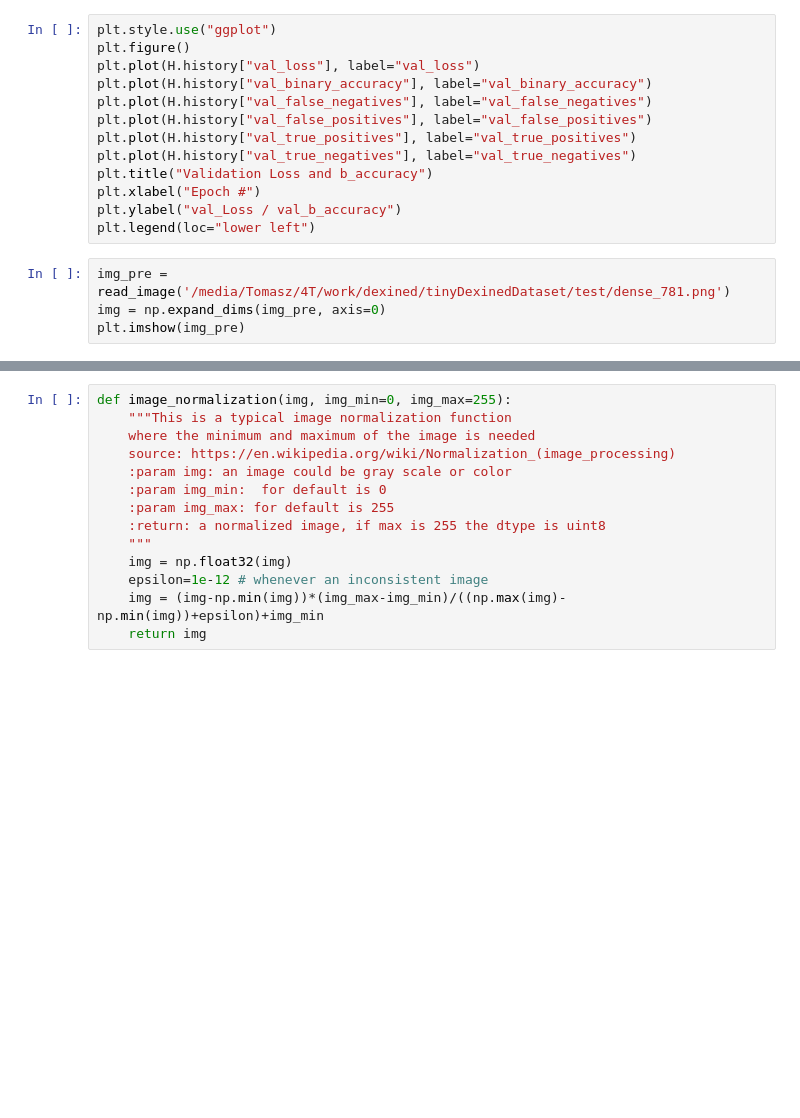
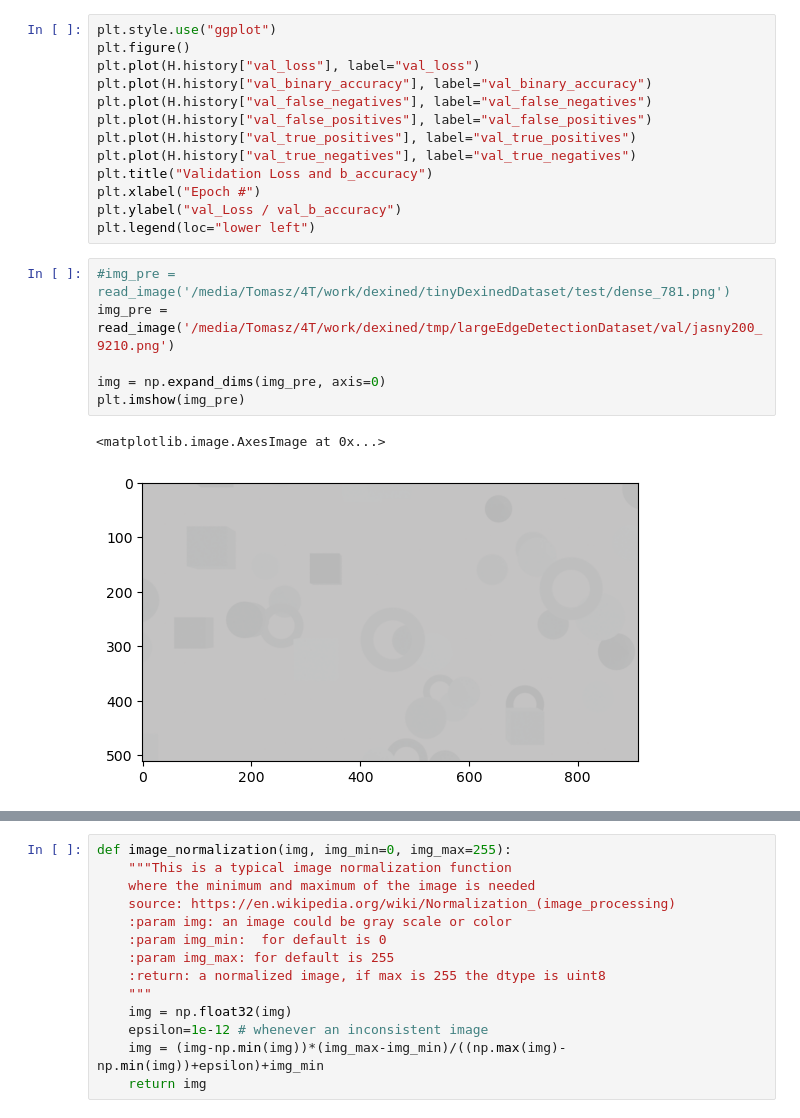
Before and after one commit to tomaszjacek/deepLearning, a Jupyter notebook: teed/teed_implementation_v3.ipynb, the cells around one changed output, grey strips where cells are left out. Drawn from its saved outputs; the diff is of its cells as text; blank space fills up the shorter version.

```diff
--- a/teed/teed_implementation_v3.ipynb
+++ b/teed/teed_implementation_v3.ipynb
@@ -398,7 +403,12 @@ plt.xlabel("Epoch #")
 plt.ylabel("val_Loss / val_b_accuracy")
 plt.legend(loc="lower left")
 # %%
-img_pre = read_image('/media/Tomasz/4T/work/dexined/tinyDexinedDataset/test/dense_781.png')
+#img_pre = read_image('/media/Tomasz/4T/work/dexined/tinyDexinedDataset/test/dense_781.png')
+img_pre = read_image('/media/Tomasz/4T/work/dexined/tmp/largeEdgeDetectionDataset/val/jasny200_9210.png')
+
 img = np.expand_dims(img_pre, axis=0)
 plt.imshow(img_pre)
+# %% [output]
+<matplotlib.image.AxesImage at 0x...>
+[figure, added]
 # %%
```
Also changed, not shown: parts of 8 cells of this notebook.
